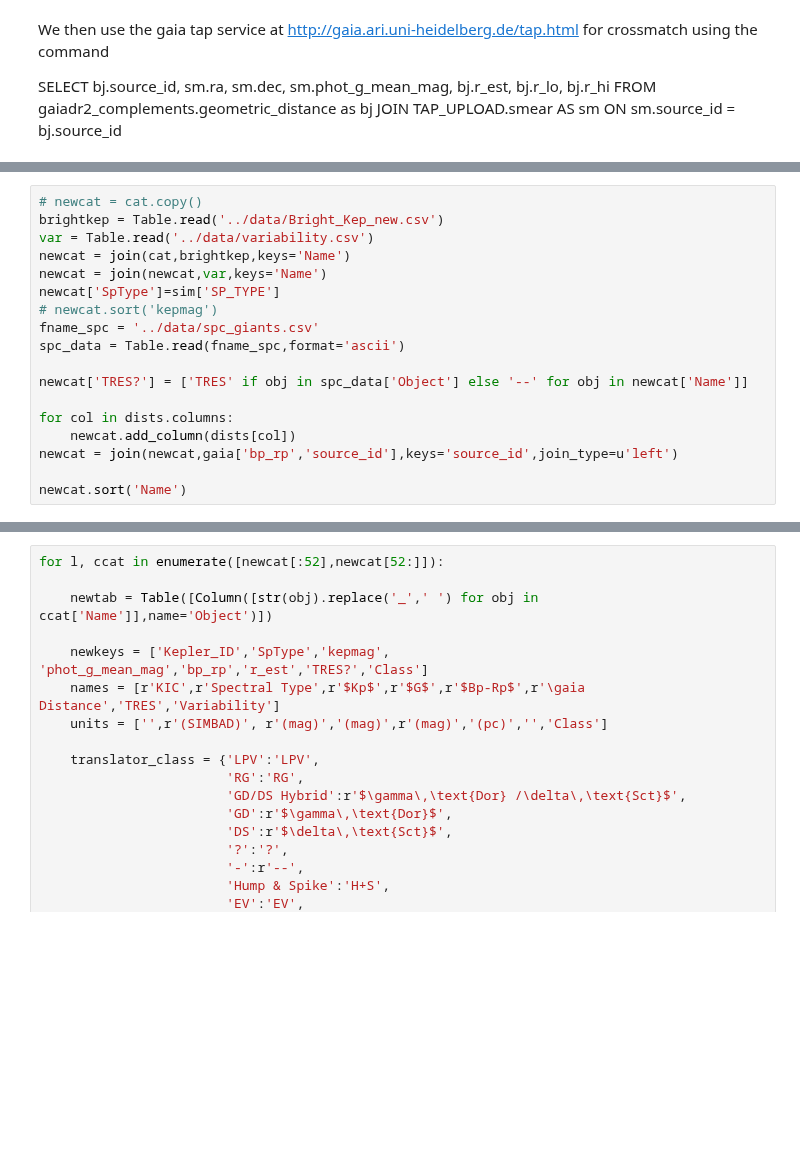
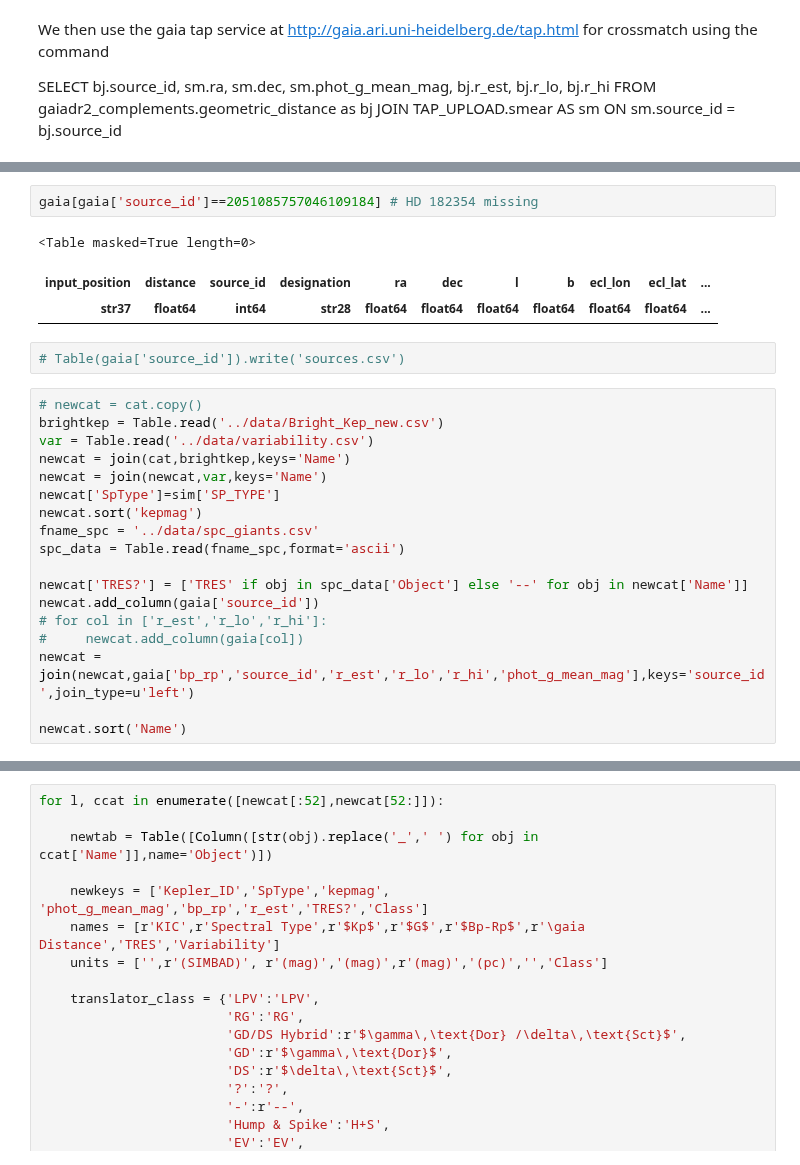
Before and after one commit to benjaminpope/smearcampaign, a Jupyter notebook: notebooks/read_catalogues.ipynb, the cells around one changed output, grey strips where cells are left out. Saved outputs shown, nothing was run; the diff lists cells and outputs as text; blank space fills up the shorter version.

```diff
--- a/notebooks/read_catalogues.ipynb
+++ b/notebooks/read_catalogues.ipynb
@@ -498,3 +424,11 @@ gaia['bp_rp'] = bp-rp
+# %%
+gaia[gaia['source_id']==2051085757046109184] # HD 182354 missing
+# %% [output]
+<Table masked=True length=0>
+| input_position | distance | source_id | designation | ra | dec | l | b | ecl_lon | ecl_lat | ... |
+| str37 | float64 | int64 | str28 | float64 | float64 | float64 | float64 | float64 | float64 | ... |
+# %%
+# Table(gaia['source_id']).write('sources.csv')
 # %%
 # newcat = cat.copy()
 brightkep = Table.read('../data/Bright_Kep_new.csv')
@@ -502,14 +436,14 @@ var = Table.read('../data/variability.csv')
 newcat = join(cat,brightkep,keys='Name')
 newcat = join(newcat,var,keys='Name')
 newcat['SpType']=sim['SP_TYPE']
-# newcat.sort('kepmag')
+newcat.sort('kepmag')
 fname_spc = '../data/spc_giants.csv'
 spc_data = Table.read(fname_spc,format='ascii')
 
 newcat['TRES?'] = ['TRES' if obj in spc_data['Object'] else '--' for obj in newcat['Name']]
-
-for col in dists.columns:
-    newcat.add_column(dists[col])
-newcat = join(newcat,gaia['bp_rp','source_id'],keys='source_id',join_type=u'left')
+newcat.add_column(gaia['source_id'])
+# for col in ['r_est','r_lo','r_hi']:
+#     newcat.add_column(gaia[col])
+newcat = join(newcat,gaia['bp_rp','source_id','r_est','r_lo','r_hi','phot_g_mean_mag'],keys='source_id',join_type=u'left')
 
 newcat.sort('Name')
```
Also changed, not shown: parts of 27 cells of this notebook, 8 other files.
